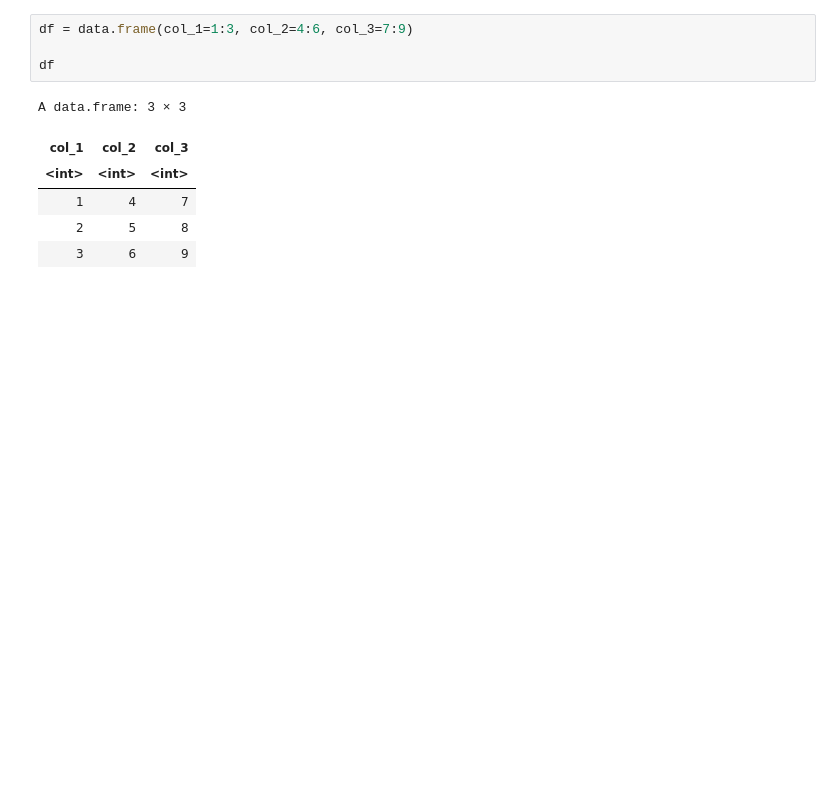
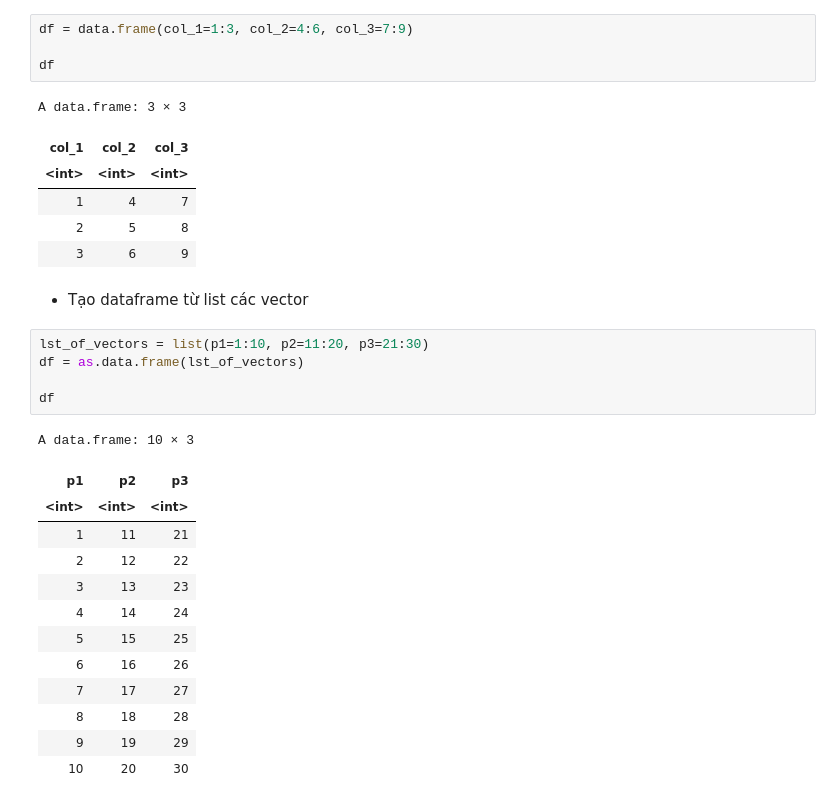
Before and after one commit to cuongpiger/R_Cookbook, a Jupyter notebook: Chapter 05. Data structures/demo.ipynb, the cells around one changed output. Saved outputs shown, nothing was run; the diff lists cells and outputs as text; blank space fills up the shorter version.

```diff
--- a/Chapter 05. Data structures/demo.ipynb
+++ b/Chapter 05. Data structures/demo.ipynb
@@ -759,3 +759,24 @@ A data.frame: 3 × 3
 | 1 | 4 | 7 |
 | 2 | 5 | 8 |
 | 3 | 6 | 9 |
+# %% [markdown]
+* Tạo dataframe từ list các vector
+# %%
+lst_of_vectors = list(p1=1:10, p2=11:20, p3=21:30)
+df = as.data.frame(lst_of_vectors)
+
+df
+# %% [output]
+A data.frame: 10 × 3
+| p1 | p2 | p3 |
+| <int> | <int> | <int> |
+| 1 | 11 | 21 |
+| 2 | 12 | 22 |
+| 3 | 13 | 23 |
+| 4 | 14 | 24 |
+| 5 | 15 | 25 |
+| 6 | 16 | 26 |
+| 7 | 17 | 27 |
+| 8 | 18 | 28 |
+| 9 | 19 | 29 |
+| 10 | 20 | 30 |
```
Also changed, not shown: parts of 9 cells of this notebook.
